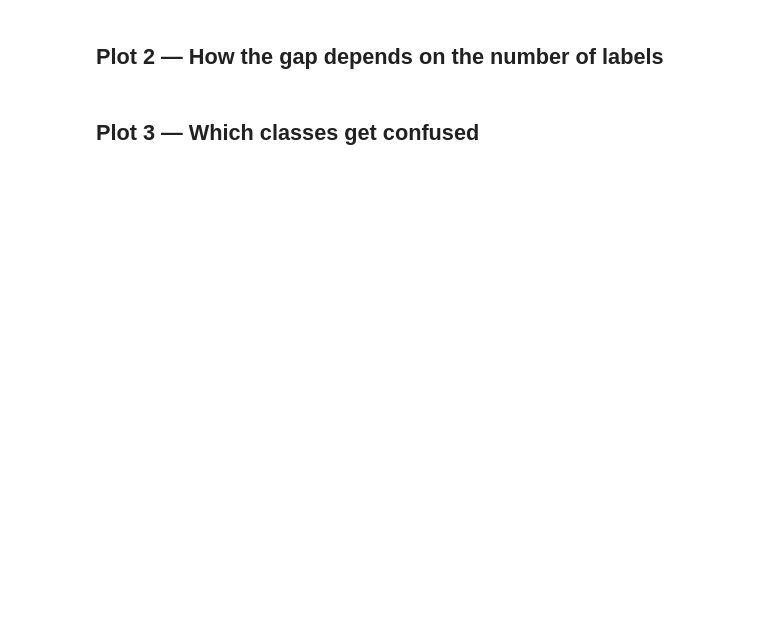
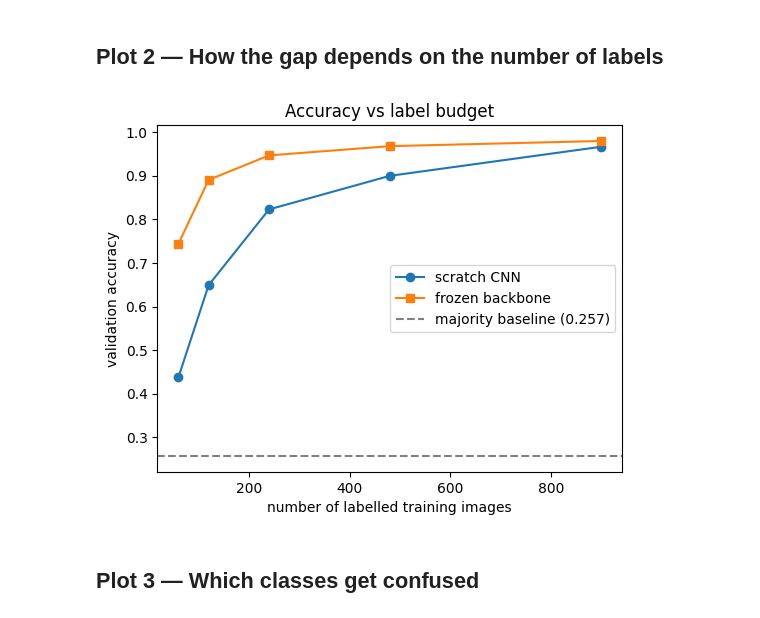
Before and after one commit to rhddnjs1974/machine-learning-project, a Jupyter notebook: lab05/notebooks/lab05_visualization.ipynb, the cells around one changed output. Drawn from its saved outputs; the diff is of its cells as text; code cells hidden in the pictures; blank space fills up the shorter version.

```diff
--- a/lab05/notebooks/lab05_visualization.ipynb
+++ b/lab05/notebooks/lab05_visualization.ipynb
@@ -45,2 +48,33 @@ results
+# %%
+budgets = [60, 120, 240, 480, 900]
+scratch_acc = []
+transfer_acc = []
+
+for n in budgets:
+    X_tr, X_val, y_tr, y_val = lab05.split_data(X, y, n_train=n)
+
+    lab05.set_seed()
+    m = lab05.build_cnn(lab05.N_CLASSES)
+    lab05.train_model(m, X_tr, y_tr)
+    scratch_acc.append(lab05.accuracy(y_val, lab05.predict(m, X_val)))
+
+    lab05.set_seed()
+    m = lab05.build_transfer_model(lab05.N_CLASSES, lab05.WEIGHTS_PATH)
+    lab05.train_model(m, X_tr, y_tr)
+    transfer_acc.append(lab05.accuracy(y_val, lab05.predict(m, X_val)))
+
+fig, ax = plt.subplots(figsize=(6, 4.5))
+ax.plot(budgets, scratch_acc, marker='o', label='scratch CNN')
+ax.plot(budgets, transfer_acc, marker='s', label='frozen backbone')
+ax.axhline(results['baseline']['accuracy'], linestyle='--', color='gray',
+           label=f"majority baseline ({results['baseline']['accuracy']:.3f})")
+ax.set_xlabel('number of labelled training images')
+ax.set_ylabel('validation accuracy')
+ax.set_title('Accuracy vs label budget')
+ax.legend()
+plt.savefig('fig2.png', dpi=150, bbox_inches='tight')
+plt.show()
+# %% [output]
+[figure, added]
 # %% [markdown]
 ## Plot 3 — Which classes get confused
```
Also changed, not shown: parts of 6 cells of this notebook, 6 other files.
